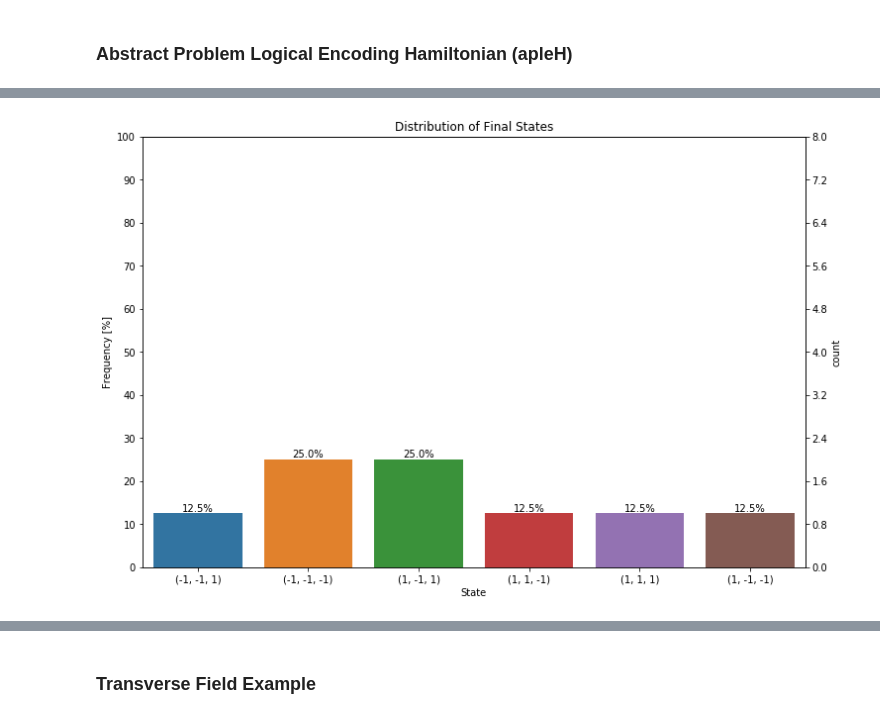
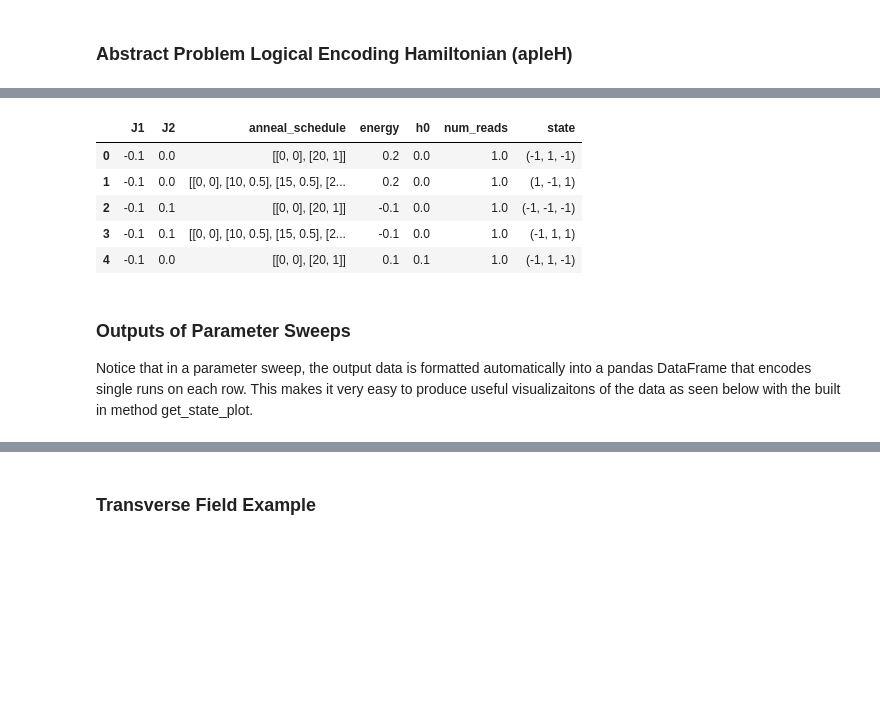
Before and after one commit to naezzell/dwaveutils, a Jupyter notebook: dwaveutils/probrep/example_parameter_sweep.ipynb, the cells around one changed output, grey strips where cells are left out. Cells and saved outputs as stored; diff of their text form; code cells hidden in the pictures; blank space fills up the shorter version.

```diff
--- a/dwaveutils/probrep/example_parameter_sweep.ipynb
+++ b/dwaveutils/probrep/example_parameter_sweep.ipynb
@@ -63,15 +64,11 @@ J2 = np.linspace(0, 0.1, 2)
 
 # Create anneal schedules to try
 sch1 = make_anneal_schedule('forward', s = 1, ta = 20)
-sch2 = make_anneal_schedule('forward', s = 1, ta = 10, tp = 5, tq = 5)
+sch2 = make_anneal_schedule('forward', s = 0.5, ta = 10, tp = 5, tq = 5)
 
 #propogate these parameters to problem3
 parameters = {'h0': h0, 'J1': J1, 'J2': J2, 'anneal_schedule': [sch1, sch2], 'num_reads': [1]}
 problem3.populate_parameters(parameters)
 data = problem3.call_annealer(cull = False)
 data.head()
-
-#post-processing
-problem3.save_data('test.csv')
-problem3.get_state_plot(figsize = (12, 8), filename = 'test.png')
 # %% [output]
@@ -79 +75,9 @@ problem3.get_state_plot(figsize = (12, 8), filename = 'test.png')
-[figure, removed]
+|  | J1 | J2 | anneal_schedule | energy | h0 | num_reads | state |
+| 0 | -0.1 | 0.0 | [[0, 0], [20, 1]] | 0.2 | 0.0 | 1.0 | (-1, 1, -1) |
+| 1 | -0.1 | 0.0 | [[0, 0], [10, 0.5], [15, 0.5], [2... | 0.2 | 0.0 | 1.0 | (1, -1, 1) |
+| 2 | -0.1 | 0.1 | [[0, 0], [20, 1]] | -0.1 | 0.0 | 1.0 | (-1, -1, -1) |
+| 3 | -0.1 | 0.1 | [[0, 0], [10, 0.5], [15, 0.5], [2... | -0.1 | 0.0 | 1.0 | (-1, 1, 1) |
+| 4 | -0.1 | 0.0 | [[0, 0], [20, 1]] | 0.1 | 0.1 | 1.0 | (-1, 1, -1) |
+# %% [markdown]
+### Outputs of Parameter Sweeps
+Notice that in a parameter sweep, the output data is formatted automatically into a pandas DataFrame that encodes single runs on each row. This makes it very easy to produce useful visualizaitons of the data as seen below with the built in method get_state_plot.
```
Also changed, not shown: parts of 16 cells of this notebook, 4 other files.
